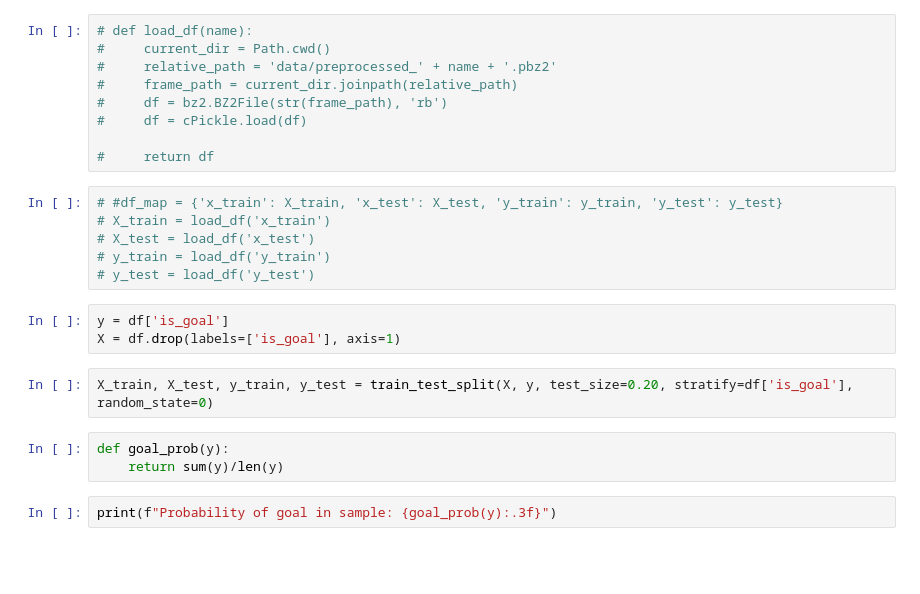
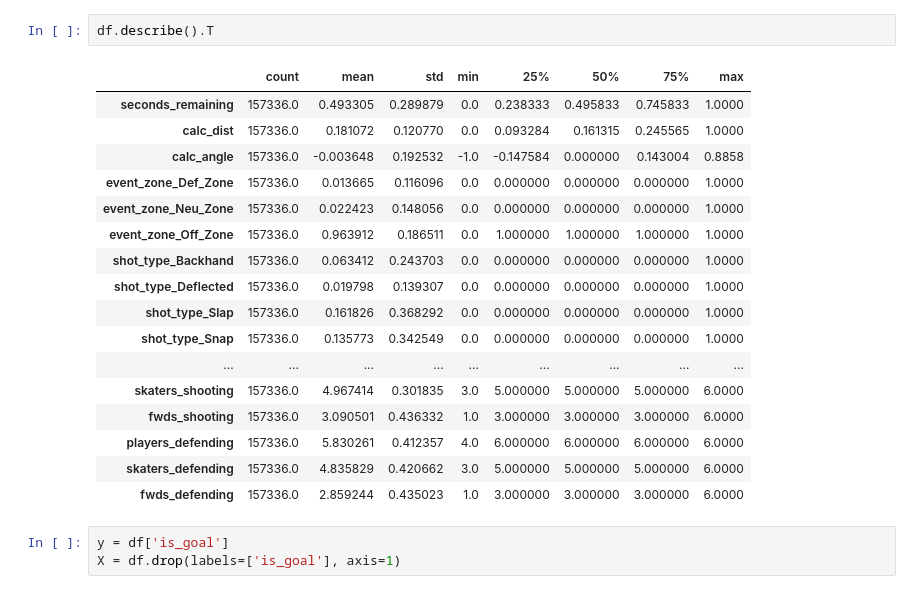
Before and after one commit to nmwodarz/Springboard, a Jupyter notebook: Capstone2/Capstone 2 Modeling.ipynb, the cells around one changed output. Saved outputs shown, nothing was run; the diff lists cells and outputs as text; blank space fills up the shorter version.

```diff
--- a/Capstone2/Capstone 2 Modeling.ipynb
+++ b/Capstone2/Capstone 2 Modeling.ipynb
@@ -32,25 +43,23 @@ pd.set_option('display.max_columns', None)
-# %%
-# def load_df(name):
-#     current_dir = Path.cwd()
-#     relative_path = 'data/preprocessed_' + name + '.pbz2'
-#     frame_path = current_dir.joinpath(relative_path)
-#     df = bz2.BZ2File(str(frame_path), 'rb')
-#     df = cPickle.load(df)
-
-#     return df
-# %%
-# #df_map = {'x_train': X_train, 'x_test': X_test, 'y_train': y_train, 'y_test': y_test}
-# X_train = load_df('x_train')
-# X_test = load_df('x_test')
-# y_train = load_df('y_train')
-# y_test = load_df('y_test')
+# %%
+df.describe().T
+# %% [output]
+|  | count | mean | std | min | 25% | 50% | 75% | max |
+| seconds_remaining | 157336.0 | 0.493305 | 0.289879 | 0.0 | 0.238333 | 0.495833 | 0.745833 | 1.0000 |
+| calc_dist | 157336.0 | 0.181072 | 0.120770 | 0.0 | 0.093284 | 0.161315 | 0.245565 | 1.0000 |
+| calc_angle | 157336.0 | -0.003648 | 0.192532 | -1.0 | -0.147584 | 0.000000 | 0.143004 | 0.8858 |
+| event_zone_Def_Zone | 157336.0 | 0.013665 | 0.116096 | 0.0 | 0.000000 | 0.000000 | 0.000000 | 1.0000 |
+| event_zone_Neu_Zone | 157336.0 | 0.022423 | 0.148056 | 0.0 | 0.000000 | 0.000000 | 0.000000 | 1.0000 |
+| event_zone_Off_Zone | 157336.0 | 0.963912 | 0.186511 | 0.0 | 1.000000 | 1.000000 | 1.000000 | 1.0000 |
+| shot_type_Backhand | 157336.0 | 0.063412 | 0.243703 | 0.0 | 0.000000 | 0.000000 | 0.000000 | 1.0000 |
+| shot_type_Deflected | 157336.0 | 0.019798 | 0.139307 | 0.0 | 0.000000 | 0.000000 | 0.000000 | 1.0000 |
+| shot_type_Slap | 157336.0 | 0.161826 | 0.368292 | 0.0 | 0.000000 | 0.000000 | 0.000000 | 1.0000 |
+| shot_type_Snap | 157336.0 | 0.135773 | 0.342549 | 0.0 | 0.000000 | 0.000000 | 0.000000 | 1.0000 |
+| ... | ... | ... | ... | ... | ... | ... | ... | ... |
+| skaters_shooting | 157336.0 | 4.967414 | 0.301835 | 3.0 | 5.000000 | 5.000000 | 5.000000 | 6.0000 |
+| fwds_shooting | 157336.0 | 3.090501 | 0.436332 | 1.0 | 3.000000 | 3.000000 | 3.000000 | 6.0000 |
+| players_defending | 157336.0 | 5.830261 | 0.412357 | 4.0 | 6.000000 | 6.000000 | 6.000000 | 6.0000 |
+| skaters_defending | 157336.0 | 4.835829 | 0.420662 | 3.0 | 5.000000 | 5.000000 | 5.000000 | 6.0000 |
+| fwds_defending | 157336.0 | 2.859244 | 0.435023 | 1.0 | 3.000000 | 3.000000 | 3.000000 | 6.0000 |
 # %%
 y = df['is_goal']
 X = df.drop(labels=['is_goal'], axis=1)
-# %%
-X_train, X_test, y_train, y_test = train_test_split(X, y, test_size=0.20, stratify=df['is_goal'], random_state=0)
-# %%
-def goal_prob(y):
-    return sum(y)/len(y)
-# %%
-print(f"Probability of goal in sample: {goal_prob(y):.3f}")
```
Also changed, not shown: parts of 65 cells of this notebook.
